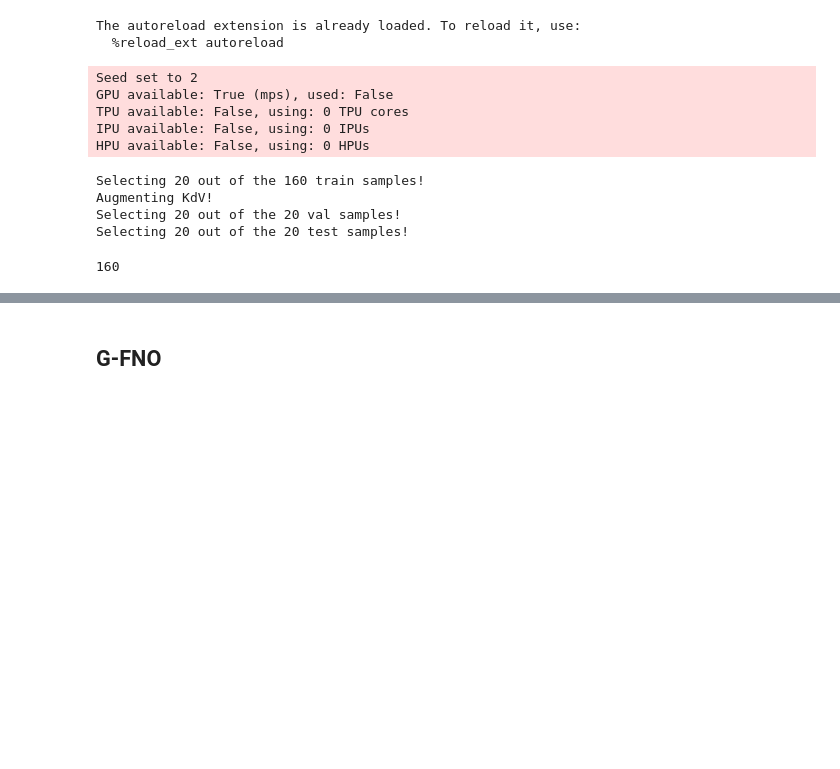
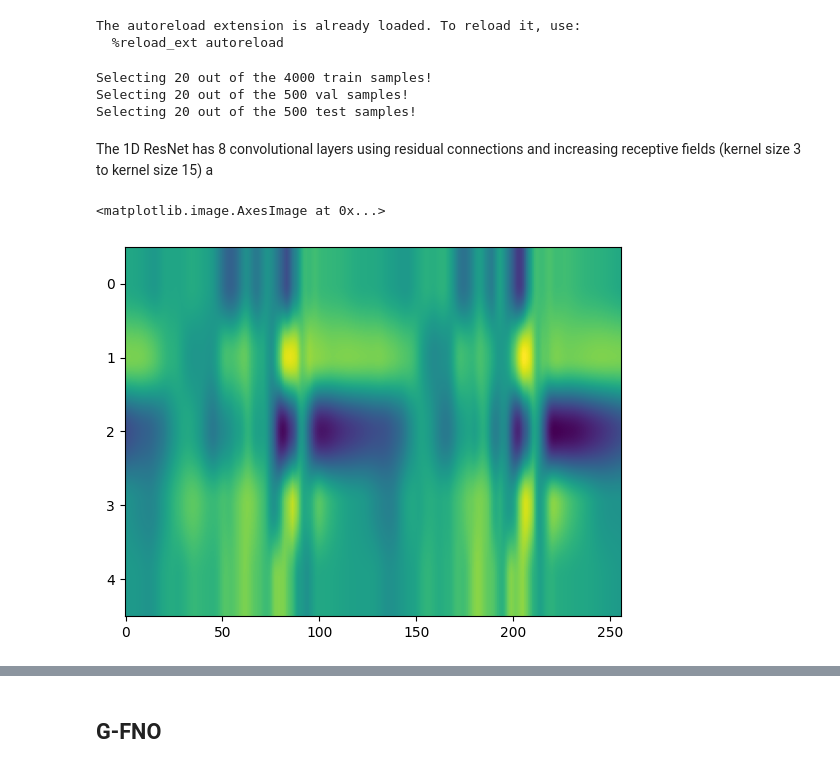
Before and after one commit to elidub/SymPDE, a Jupyter notebook: notebooks/run.ipynb, the cells around one changed output, grey strips where cells are left out. Drawn from its saved outputs; the diff is of its cells as text; code cells hidden in the pictures; blank space fills up the shorter version.

```diff
--- a/notebooks/run.ipynb
+++ b/notebooks/run.ipynb
@@ -37,32 +41,54 @@ args = parse_options(notebook=True)
 args.pde_name = 'KdV'
 args.seed = 2
 # args.version = f'{args.pde_name}_seed{args.seed}'
+args.version = f'aug0_seed{args.seed}_epochs20'
 args.train = True
 args.num_workers = 7
 args.local = True
 args.batch_size = 1
-args.do_return = False
+args.do_return = True
 args.persistent_workers = True
 args.max_epochs = 20
 args.n_splits = [20, 20, 20]
+# %%
+datamodule = PDEDataModule(
+    pde_name = args.pde_name,
+    data_dir = args.data_dir,
+    batch_size = args.batch_size,
+    num_workers = args.num_workers,
+    n_splits = [int(n_split) for n_split in args.n_splits],
+    generators = args.generators,
+    persistent_workers = args.persistent_workers,
+)
+datamodule.setup()
+batch = next(iter(datamodule.train_dataloader()))
+# %% [output]
+Selecting 20 out of the 4000 train samples!
+Selecting 20 out of the 500 val samples!
+Selecting 20 out of the 500 test samples!
+# %% [markdown]
+The 1D ResNet has 8 convolutional layers using residual connections and increasing receptive fields (kernel size 3 to kernel size 15) a
+# %%
+net = CNN(
+    # block = BasicBlock1d,
+    # num_blocks = [2, 2, 2, 2],
+    time_history = 10,
+    time_future  = 5,
+)
+
+model = Learner(net, nn.MSELoss())
+
+y_pred, y = model(batch)
+y_pred = y_pred.detach().numpy()
+# %%
+plt.imshow(y_pred[0], aspect='auto')
+# %% [output]
+<matplotlib.image.AxesImage at 0x...>
+[figure, added]
 # %%
-args.generators = True
-args.do_return = True
+# args.generators = False
+# args.do_return = False
 
-model, trainer, datamodule = main(args)
+# # model, trainer, datamodule = main(args)
-# %% [output]
-Seed set to 2
-GPU available: True (mps), used: False
-TPU available: False, using: 0 TPU cores
-IPU available: False, using: 0 IPUs
-HPU available: False, using: 0 HPUs
-Selecting 20 out of the 160 train samples!
-Augmenting KdV!
-Selecting 20 out of the 20 val samples!
-Selecting 20 out of the 20 test samples!
 # %%
 dataset_train = datamodule.train_dataloader().dataset
-# %%
-len(dataset_train)
-# %% [output]
-160
```
Also changed, not shown: parts of 19 cells of this notebook, 7 other files.
